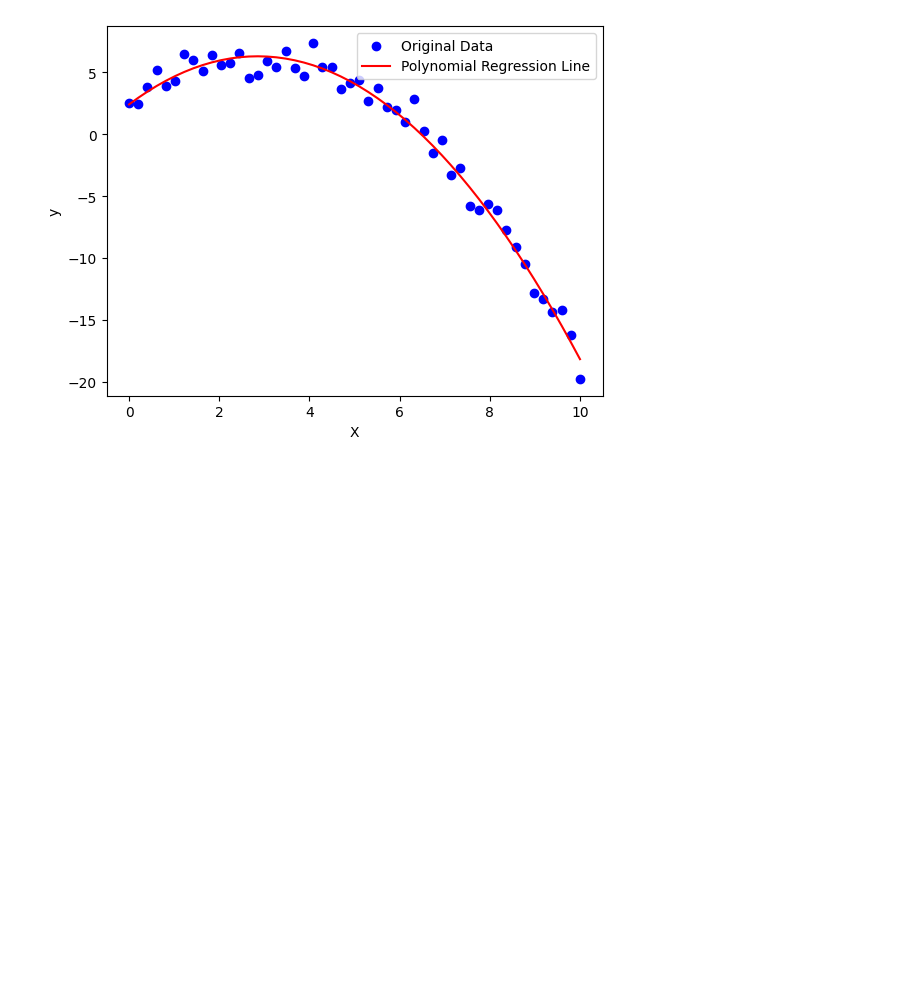
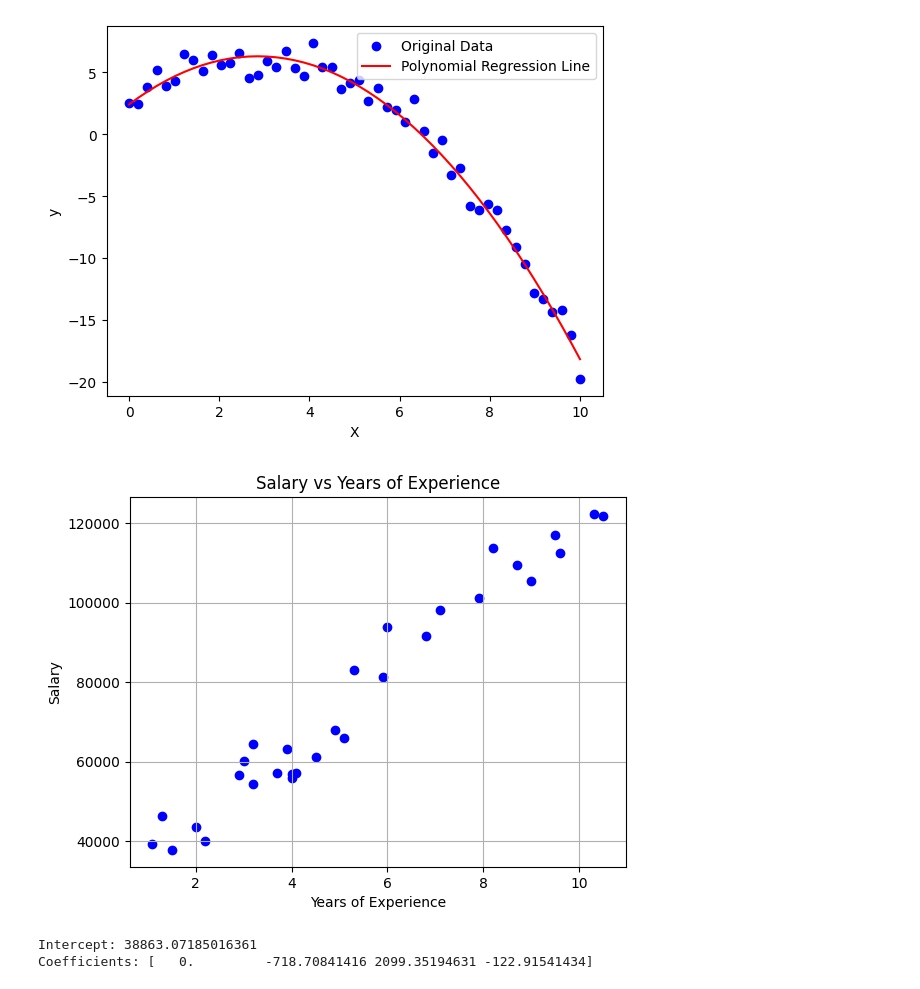
Before and after one commit to spandana1320/Data-mining, a Jupyter notebook: ASSIGNMENT9.ipynb, the cells around one changed output. Drawn from its saved outputs; the diff is of its cells as text; code cells hidden in the pictures; blank space fills up the shorter version.

```diff
--- a/ASSIGNMENT9.ipynb
+++ b/ASSIGNMENT9.ipynb
@@ -27,3 +27,31 @@ plt.legend()
 plt.show()
 # %% [output]
 [figure]
+# %%
+import pandas as pd
+import matplotlib.pyplot as plt
+df = pd.read_csv('/content/Salary_Data.csv')
+plt.scatter(df['YearsExperience'], df['Salary'], color='blue')
+plt.title('Salary vs Years of Experience')
+plt.xlabel('Years of Experience')
+plt.ylabel('Salary')
+plt.grid(True)
+plt.show()
+# %% [output]
+[figure, added]
+# %%
+import pandas as pd
+from sklearn.linear_model import LinearRegression
+from sklearn.preprocessing import PolynomialFeatures
+df = pd.read_csv('Salary_Data.csv')
+X = df[['YearsExperience']].values
+y = df['Salary'].values
+poly = PolynomialFeatures(degree=3)
+X_poly = poly.fit_transform(X)
+model = LinearRegression()
+model.fit(X_poly, y)
+print("Intercept:", model.intercept_)
+print("Coefficients:", model.coef_)
+# %% [output]
+Intercept: 38863.07185016361
+Coefficients: [   0.         -718.70841416 2099.35194631 -122.91541434]
```
Also changed, not shown: parts of 1 cell of this notebook.
